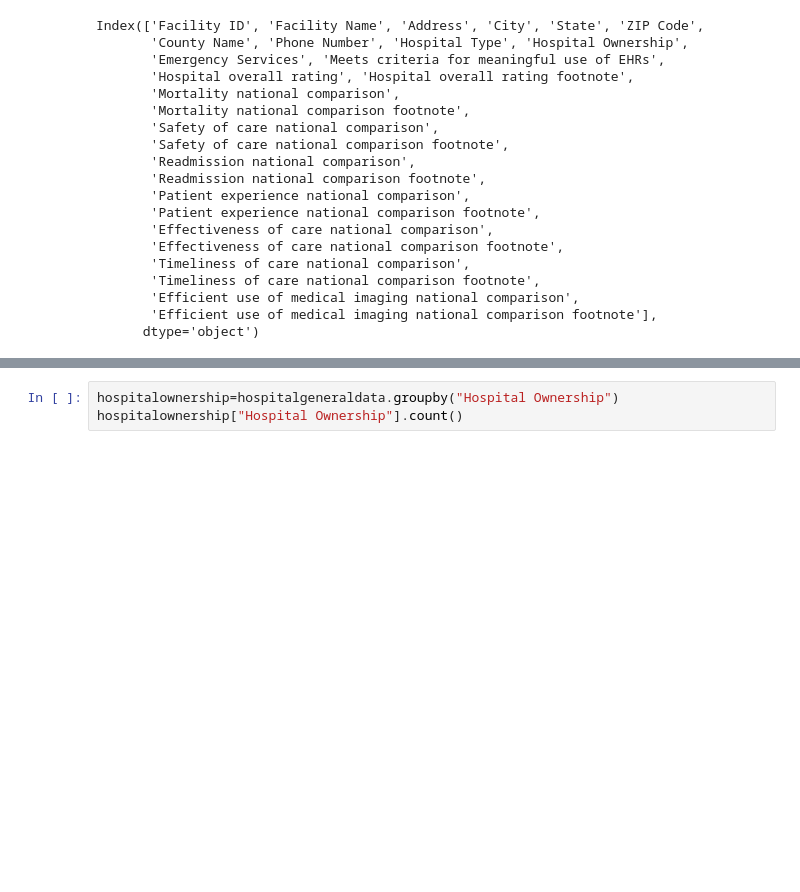
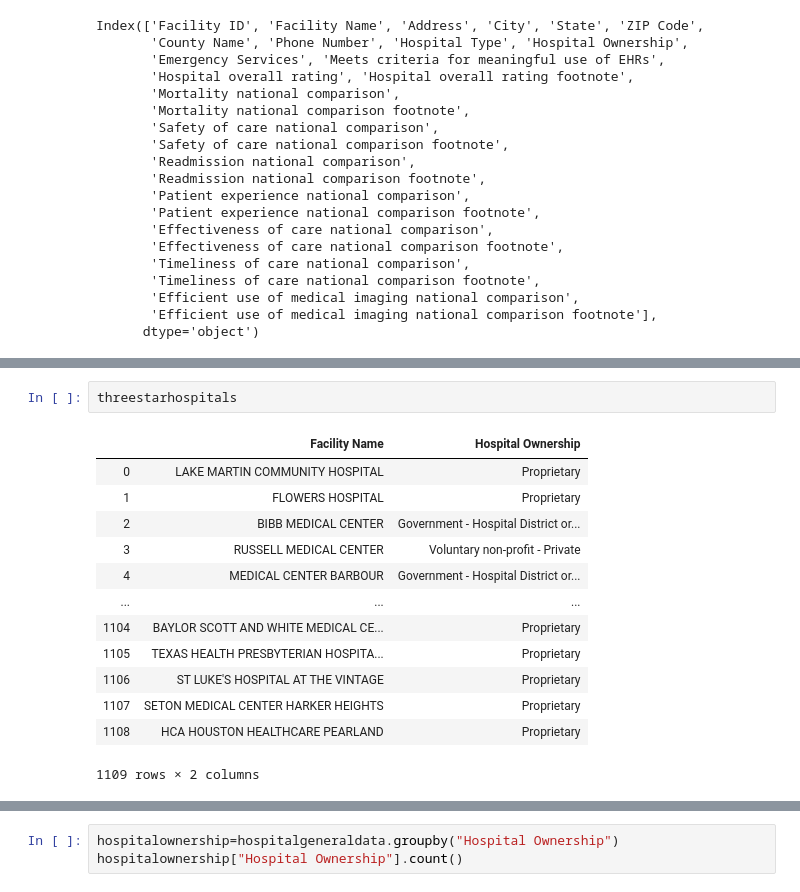
Before and after one commit to ishanku/MedicareDataAnalysisProject, a Jupyter notebook: HospitalAnalysis.ipynb, the cells around one changed output, grey strips where cells are left out. Drawn from its saved outputs; the diff is of its cells as text; blank space fills up the shorter version.

```diff
--- a/HospitalAnalysis.ipynb
+++ b/HospitalAnalysis.ipynb
@@ -54,0 +122,16 @@ Index(['Facility ID', 'Facility Name', 'Address', 'City', 'State', 'ZIP Code',
+# %%
+threestarhospitals
+# %% [output]
+|  | Facility Name | Hospital Ownership |
+| 0 | LAKE MARTIN COMMUNITY HOSPITAL | Proprietary |
+| 1 | FLOWERS HOSPITAL | Proprietary |
+| 2 | BIBB MEDICAL CENTER | Government - Hospital District or... |
+| 3 | RUSSELL MEDICAL CENTER | Voluntary non-profit - Private |
+| 4 | MEDICAL CENTER BARBOUR | Government - Hospital District or... |
+| ... | ... | ... |
+| 1104 | BAYLOR SCOTT AND WHITE MEDICAL CE... | Proprietary |
+| 1105 | TEXAS HEALTH PRESBYTERIAN HOSPITA... | Proprietary |
+| 1106 | ST LUKE'S HOSPITAL AT THE VINTAGE | Proprietary |
+| 1107 | SETON MEDICAL CENTER HARKER HEIGHTS | Proprietary |
+| 1108 | HCA HOUSTON HEALTHCARE PEARLAND | Proprietary |
+1109 rows × 2 columns
```
Also changed, not shown: parts of 22 cells of this notebook.
